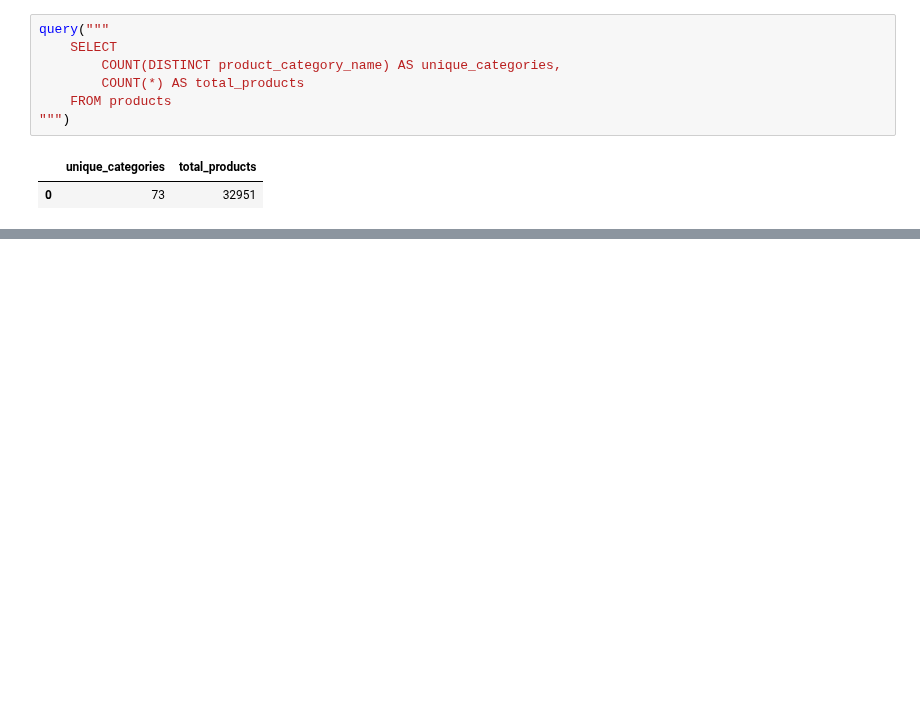
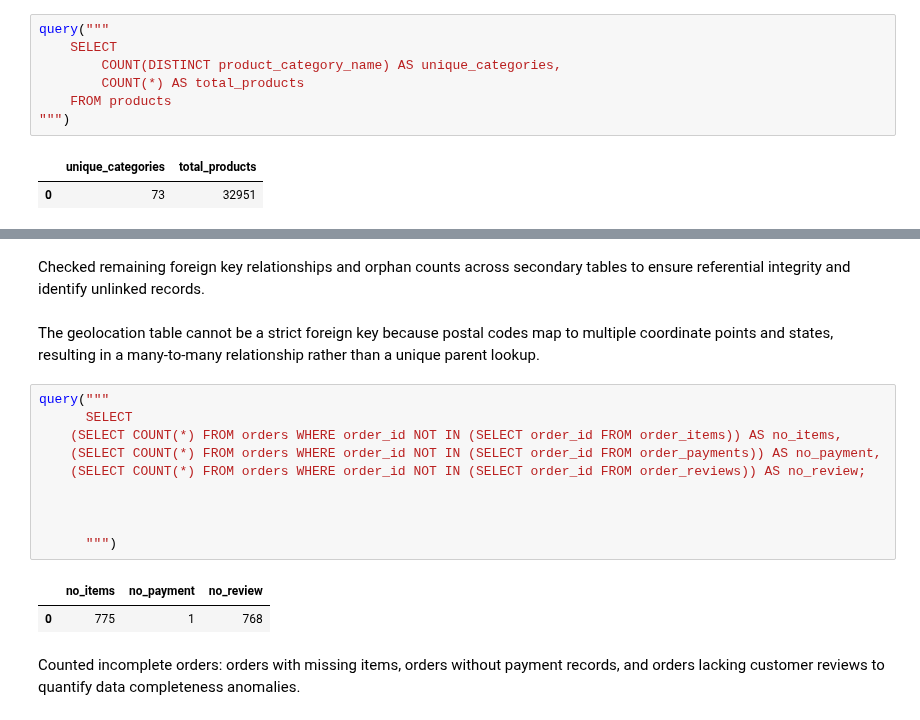
Before and after one commit to anooswajeeh2004/analytics-portfolio, a Jupyter notebook: notebooks/day-01-meet-the-data.ipynb, the cells around one changed output, grey strips where cells are left out. Drawn from its saved outputs; the diff is of its cells as text; blank space fills up the shorter version.

```diff
--- a/notebooks/day-01-meet-the-data.ipynb
+++ b/notebooks/day-01-meet-the-data.ipynb
@@ -261,0 +322,19 @@ query("""
+# %% [markdown]
+Checked remaining foreign key relationships and orphan counts across secondary tables to ensure referential integrity and identify unlinked records.
+# %% [markdown]
+The geolocation table cannot be a strict foreign key because postal codes map to multiple coordinate points and states, resulting in a many-to-many relationship rather than a unique parent lookup.
+# %%
+query("""
+      SELECT
+    (SELECT COUNT(*) FROM orders WHERE order_id NOT IN (SELECT order_id FROM order_items)) AS no_items,
+    (SELECT COUNT(*) FROM orders WHERE order_id NOT IN (SELECT order_id FROM order_payments)) AS no_payment,
+    (SELECT COUNT(*) FROM orders WHERE order_id NOT IN (SELECT order_id FROM order_reviews)) AS no_review;
+
+
+
+      """)
+# %% [output]
+|  | no_items | no_payment | no_review |
+| 0 | 775 | 1 | 768 |
+# %% [markdown]
+Counted incomplete orders: orders with missing items, orders without payment records, and orders lacking customer reviews to quantify data completeness anomalies.
```
Also changed, not shown: parts of 17 cells of this notebook, 4 other files.
